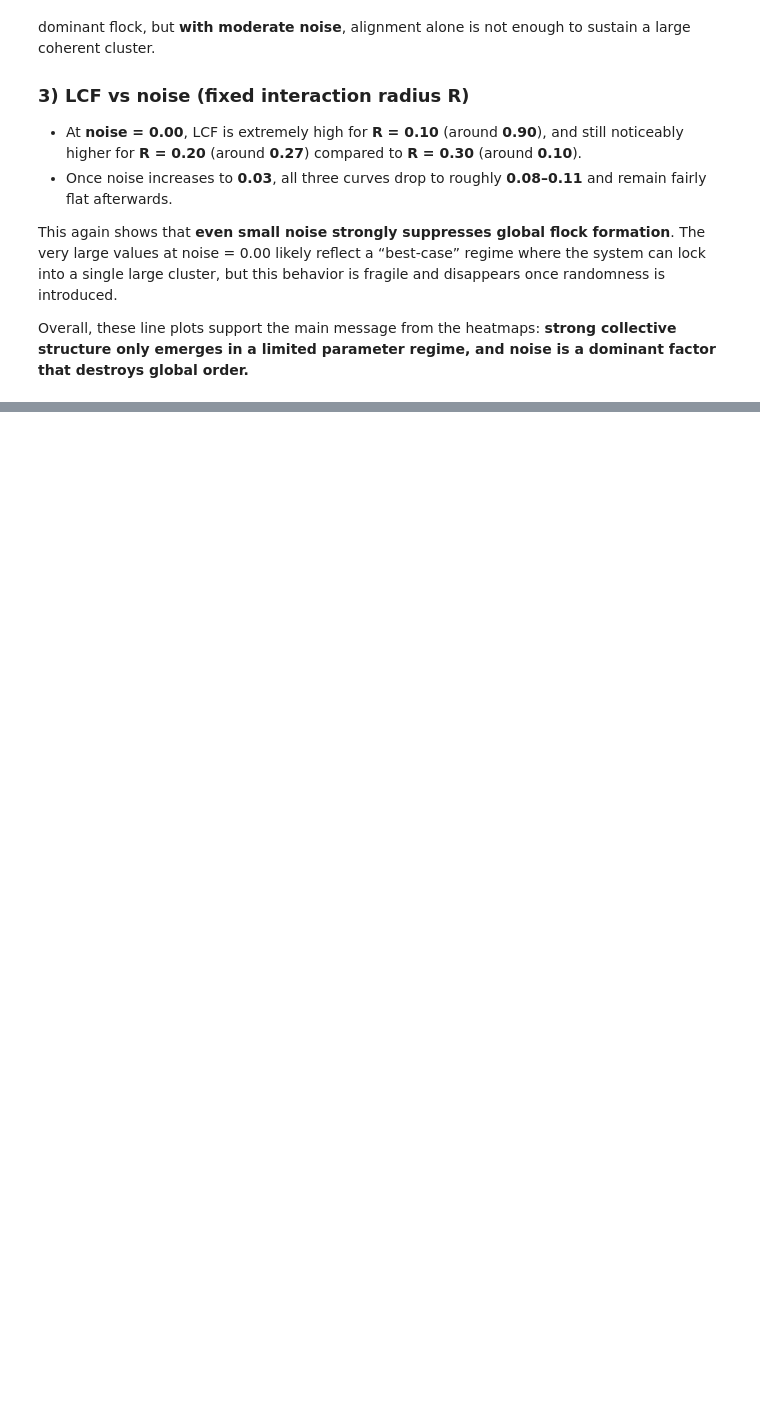
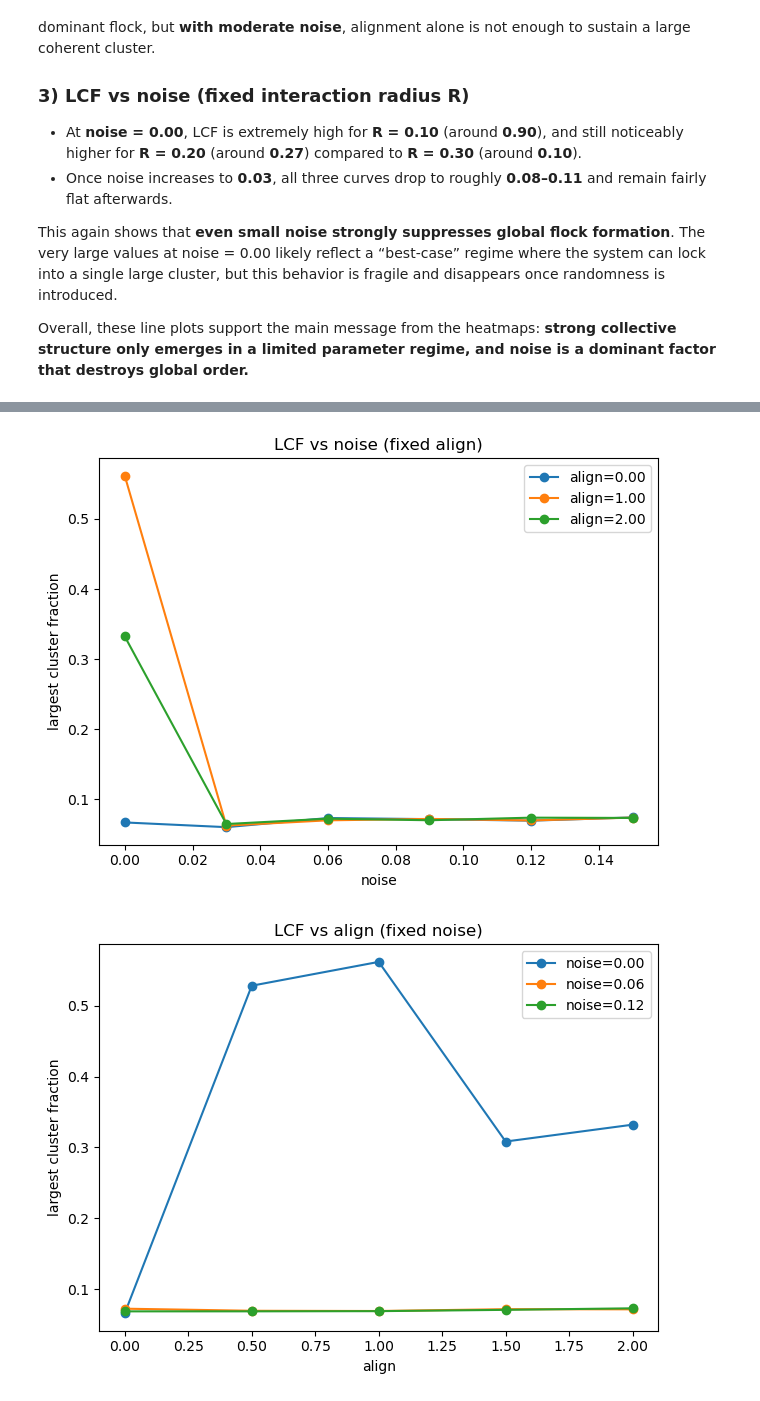
Before and after one commit to ayy031/Group4_emergent-flocking-structure, a Jupyter notebook: notebooks/final_flocking_sweep_v2.ipynb, the cells around one changed output, grey strips where cells are left out. Drawn from its saved outputs; the diff is of its cells as text; code cells hidden in the pictures; blank space fills up the shorter version.

Commit message:
Add 3D flocking analysis and notebook explanations (no large outputs)

```diff
--- a/notebooks/final_flocking_sweep_v2.ipynb
+++ b/notebooks/final_flocking_sweep_v2.ipynb
@@ -344,0 +357,76 @@ Overall, these line plots support the main message from the heatmaps: **strong c
+# %%
+import sys
+import os
+import numpy as np
+import matplotlib.pyplot as plt
+
+sys.path.append(os.path.abspath(".."))
+from src.flocking_sim_3d import run_simulation
+
+# Parameters
+align_vals = [0.0, 0.5, 1.0, 1.5, 2.0]
+noise_vals = [0.0, 0.03, 0.06, 0.09, 0.12, 0.15]
+R_vals = [0.10, 0.15, 0.20, 0.25, 0.30]
+
+def nearest_index(values, target):
+    values = np.array(values, dtype=float)
+    return int(np.argmin(np.abs(values - target)))
+
+align_vals_np = np.array(align_vals)
+noise_vals_np = np.array(noise_vals)
+# %%
+def nearest_index(values, target):
+    values = np.array(values, dtype=float)
+    return int(np.argmin(np.abs(values - target)))
+
+align_vals_np = np.array(align_vals, dtype=float)
+noise_vals_np = np.array(noise_vals, dtype=float)
+
+
+# 1) LCF vs noise for fixed align
+plt.figure()
+for a_pick in [0.0, 1.0, 2.0]:
+    j = nearest_index(align_vals_np, a_pick)
+    plt.plot(noise_vals_np, LCF[:, j], marker="o", label=f"align={align_vals_np[j]:.2f}")
+plt.xlabel("noise")
+plt.ylabel("largest cluster fraction")
+plt.title("LCF vs noise (fixed align)")
+plt.legend()
+plt.tight_layout()
+plt.savefig("../figures/line_lcf_vs_noise_fixed_align.png", dpi=200)
+plt.show()
+
+
+
+# 2) LCF vs align for fixed noise
+plt.figure()
+for n_pick in [0.0, 0.06, 0.12]:
+    i = nearest_index(noise_vals_np, n_pick)
+    plt.plot(align_vals_np, LCF[i, :], marker="o", label=f"noise={noise_vals_np[i]:.2f}")
+plt.xlabel("align")
+plt.ylabel("largest cluster fraction")
+plt.title("LCF vs align (fixed noise)")
+plt.legend()
+plt.tight_layout()
+plt.savefig("../figures/line_lcf_vs_align_fixed_noise.png", dpi=200)
+plt.show()
+
+
+
+# 3) LCF vs noise for fixed R
+R_vals_np = np.array(R_vals, dtype=float)
+
+plt.figure()
+for R_pick in [R_vals_np[0], R_vals_np[len(R_vals_np)//2], R_vals_np[-1]]:
+    j = nearest_index(R_vals_np, R_pick)
+    plt.plot(noise_vals_np, LCF2[:, j], marker="o", label=f"R={R_vals_np[j]:.2f}")
+plt.xlabel("noise")
+plt.ylabel("largest cluster fraction")
+plt.title("LCF vs noise (fixed R)")
+plt.legend()
+plt.tight_layout()
+plt.savefig("../figures/line_lcf_vs_noise_fixed_R.png", dpi=200)
+plt.show()
+# %% [output]
+[figure, added]
+[figure, added]
```
Also changed, not shown: parts of 11 cells of this notebook, 1 other file.
